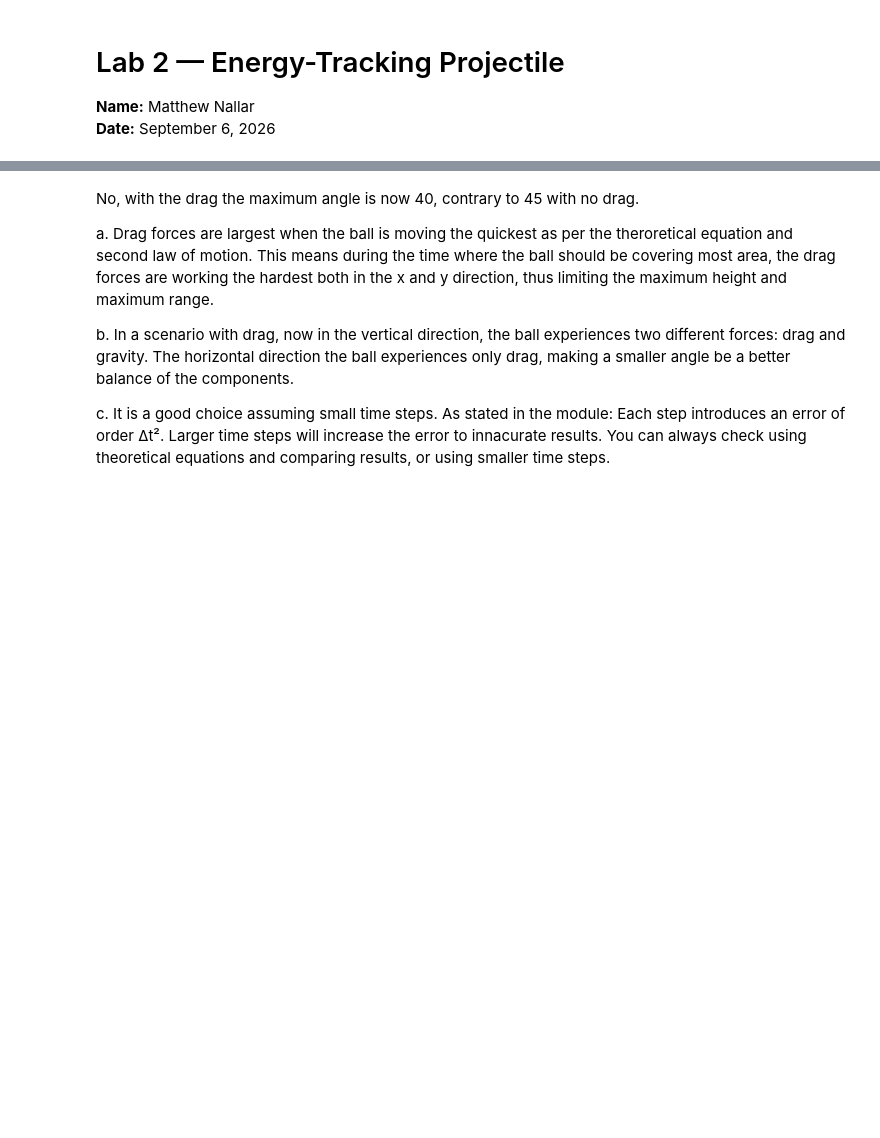
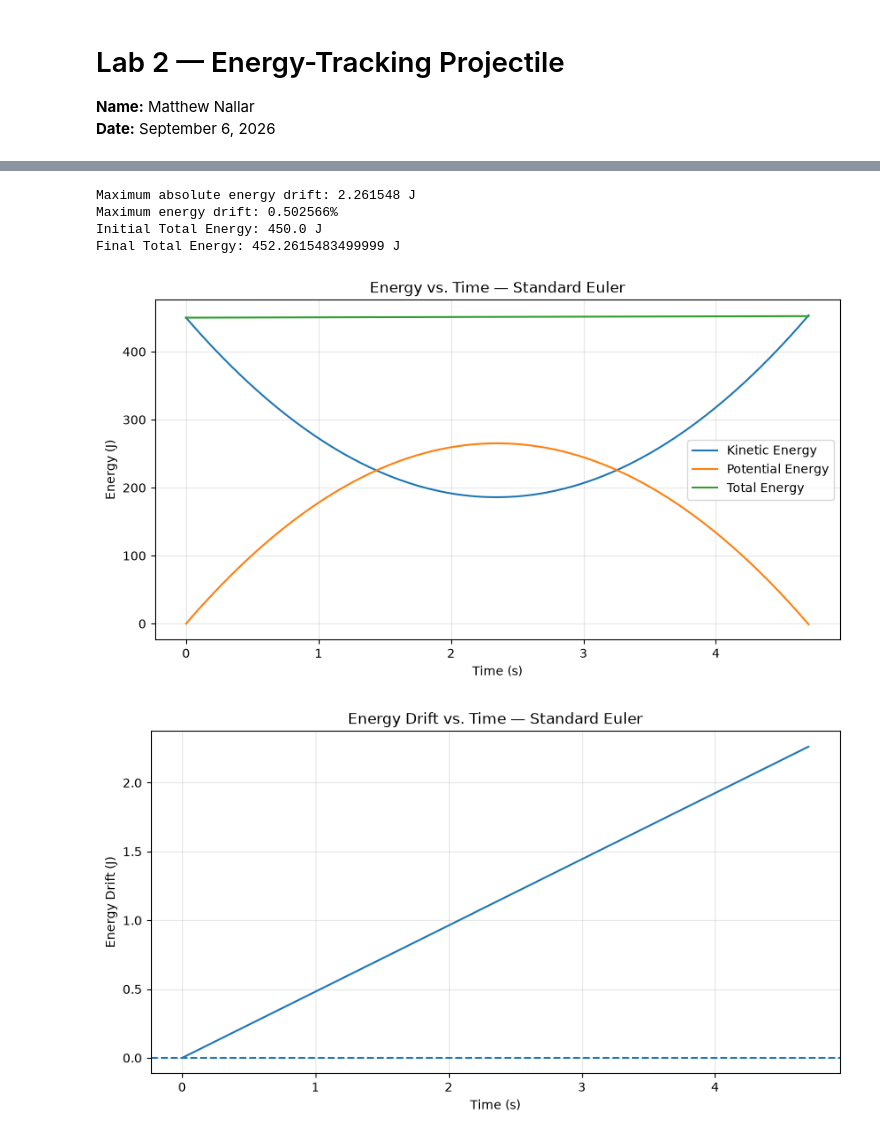
Before and after one commit to MattBaller/phys311, a Jupyter notebook: labs/lab02/lab02_energy.ipynb, the cells around one changed output, grey strips where cells are left out. Cells and saved outputs as stored; diff of their text form; code cells hidden in the pictures; blank space fills up the shorter version.

Commit message:
Complete Lab 2 energy drift analysis

```diff
--- a/labs/lab02/lab02_energy.ipynb
+++ b/labs/lab02/lab02_energy.ipynb
@@ -342,8 +84,59 @@ plt.show()
-# %% [markdown]
-No, with the drag the maximum angle is now 40, contrary to 45 with no drag.
-
-a. Drag forces are largest when the ball is moving the quickest as per the theroretical equation and second law of motion. This means during the time where the ball should be covering most area, the drag forces are working the hardest both in the x and y direction, thus limiting the maximum height and maximum range.
-
-b. In a scenario with drag, now in the vertical direction, the ball experiences two different forces: drag and gravity. The horizontal direction the ball experiences only drag, making a smaller angle be a better balance of the components.
-
-c. It is a good choice assuming small time steps. As stated in the module: Each step introduces an error of order Δt². Larger time steps will increase the error to innacurate results. You can always check using theoretical equations and comparing results, or using smaller time steps.
+# %%
+t_e, x_e, y_e, vx_e, vy_e, KE_e, PE_e, E_total_e = simulate(
+    method="euler",
+    v0=30,
+    theta_deg=50,
+    dt=0.01,
+    g=9.81
+)
+
+# Energy drift
+energy_drift = E_total_e - E_total_e[0]
+
+# Maximum absolute energy drift
+max_drift = np.max(np.abs(energy_drift))
+
+# Percentage of initial energy
+percent_drift = (max_drift / E_total_e[0]) * 100
+
+print(f"Maximum absolute energy drift: {max_drift:.6f} J")
+print(f"Maximum energy drift: {percent_drift:.6f}%")
+
+print(f"Initial Total Energy:", E_total_e[0], "J")
+print(f"Final Total Energy:", E_total_e[-1], "J")
+
+# Plot 1: Energies
+fig, ax = plt.subplots(figsize=(10, 5))
+
+ax.plot(t_e, KE_e, label='Kinetic Energy')
+ax.plot(t_e, PE_e, label='Potential Energy')
+ax.plot(t_e, E_total_e, label='Total Energy')
+
+ax.set_xlabel('Time (s)')
+ax.set_ylabel('Energy (J)')
+ax.set_title('Energy vs. Time — Standard Euler')
+ax.legend()
+ax.grid(True, alpha=0.3)
+
+plt.show()
+
+
+# Plot 2: Energy drift
+fig, ax = plt.subplots(figsize=(10, 5))
+
+ax.plot(t_e, energy_drift)
+
+ax.axhline(0, linestyle='--')
+ax.set_xlabel('Time (s)')
+ax.set_ylabel('Energy Drift (J)')
+ax.set_title('Energy Drift vs. Time — Standard Euler')
+ax.grid(True, alpha=0.3)
+
+plt.show()
+# %% [output]
+Maximum absolute energy drift: 2.261548 J
+Maximum energy drift: 0.502566%
+Initial Total Energy: 450.0 J
+Final Total Energy: 452.2615483499999 J
+[figure, added]
+[figure, added]
```
Also changed, not shown: parts of 16 cells of this notebook.
